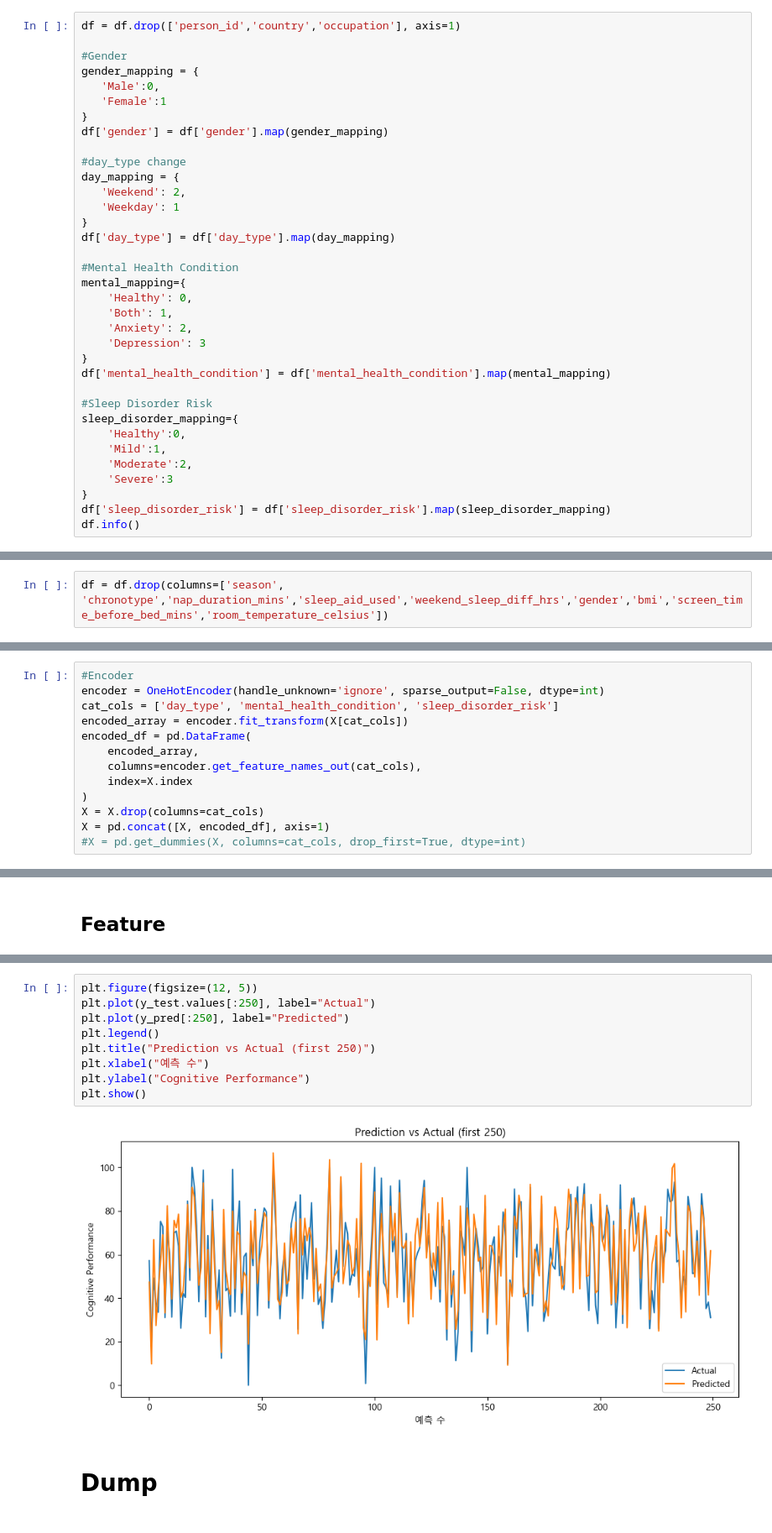
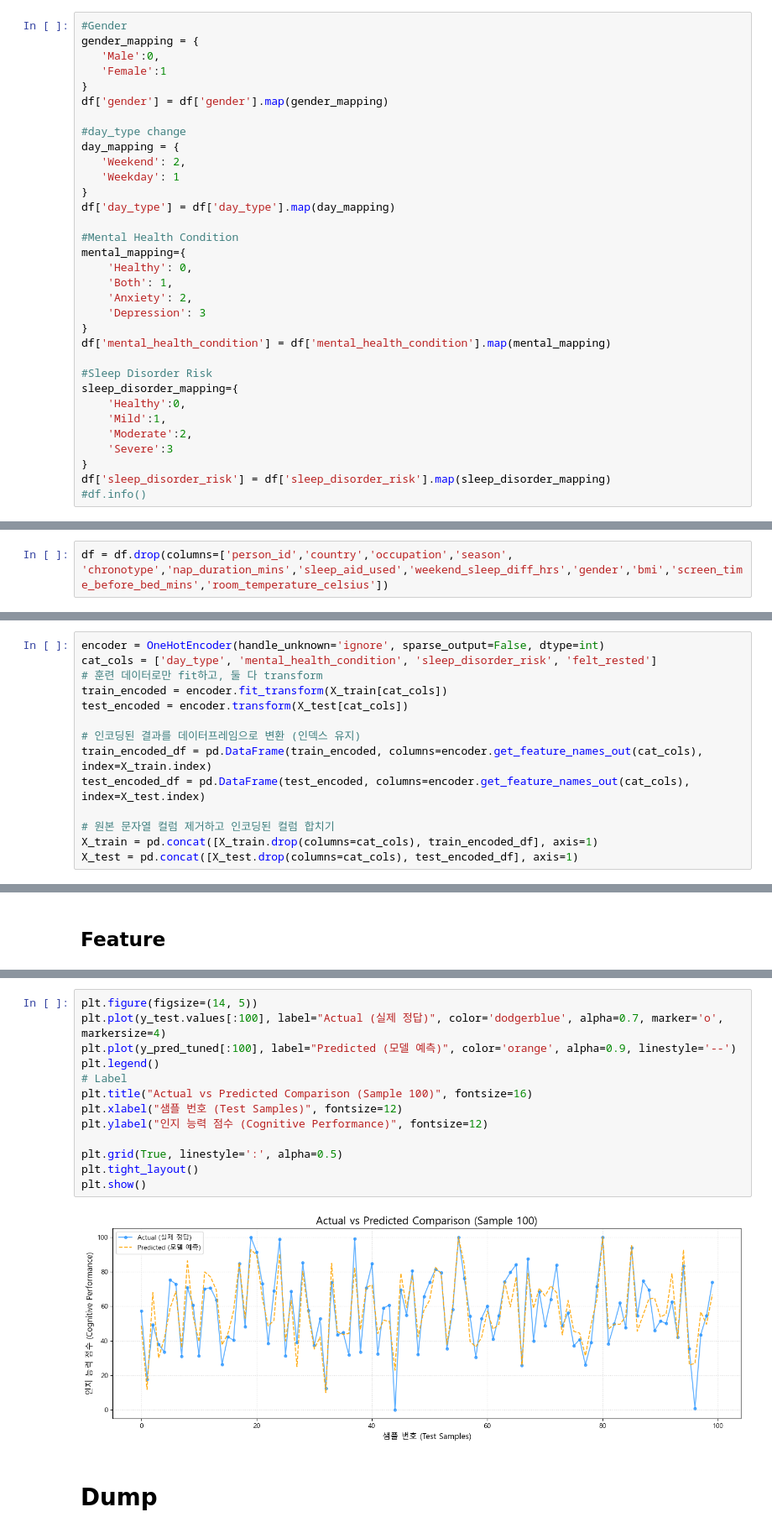
Before and after one commit to Junghokim1031/Week-2-Project-Machine-Learning, a Jupyter notebook: sleepHealth.ipynb, the cells around one changed output, grey strips where cells are left out. Shown at 84% size. Cells and saved outputs as stored; diff of their text form.

```diff
--- a/sleepHealth.ipynb
+++ b/sleepHealth.ipynb
@@ -47,8 +47,6 @@ df.head()
 # %% [markdown]
 ## Data Cleaning
 # %%
-df = df.drop(['person_id','country','occupation'], axis=1)
-
 #Gender
 gender_mapping = {
    'Male':0,
@@ -80,4 +78,4 @@ sleep_disorder_mapping={
     'Severe':3
 }
 df['sleep_disorder_risk'] = df['sleep_disorder_risk'].map(sleep_disorder_mapping)
-df.info()
+#df.info()
@@ -102,7 +82,7 @@ memory usage: 22.1+ MB
 # %% [markdown]
 ## Encoding
 # %%
-df = df.drop(columns=['season', 'chronotype','nap_duration_mins','sleep_aid_used','weekend_sleep_diff_hrs','gender','bmi','screen_time_before_bed_mins','room_temperature_celsius'])
+df = df.drop(columns=['person_id','country','occupation','season', 'chronotype','nap_duration_mins','sleep_aid_used','weekend_sleep_diff_hrs','gender','bmi','screen_time_before_bed_mins','room_temperature_celsius'])
 # %% [markdown]
 ## TEST
 # %%
@@ -294,15 +251,16 @@ y = df_model[target]
 # %% [markdown]
 ## Encoding
 # %%
-#Encoder
 encoder = OneHotEncoder(handle_unknown='ignore', sparse_output=False, dtype=int)
-cat_cols = ['day_type', 'mental_health_condition', 'sleep_disorder_risk']
-encoded_array = encoder.fit_transform(X[cat_cols])
-encoded_df = pd.DataFrame(
-    encoded_array,
-    columns=encoder.get_feature_names_out(cat_cols),
-    index=X.index
-)
-X = X.drop(columns=cat_cols)
-X = pd.concat([X, encoded_df], axis=1)
-#X = pd.get_dummies(X, columns=cat_cols, drop_first=True, dtype=int)
+cat_cols = ['day_type', 'mental_health_condition', 'sleep_disorder_risk', 'felt_rested']
+# 훈련 데이터로만 fit하고, 둘 다 transform
+train_encoded = encoder.fit_transform(X_train[cat_cols])
+test_encoded = encoder.transform(X_test[cat_cols])
+
+# 인코딩된 결과를 데이터프레임으로 변환 (인덱스 유지)
+train_encoded_df = pd.DataFrame(train_encoded, columns=encoder.get_feature_names_out(cat_cols), index=X_train.index)
+test_encoded_df = pd.DataFrame(test_encoded, columns=encoder.get_feature_names_out(cat_cols), index=X_test.index)
+
+# 원본 문자열 컬럼 제거하고 인코딩된 컬럼 합치기
+X_train = pd.concat([X_train.drop(columns=cat_cols), train_encoded_df], axis=1)
+X_test = pd.concat([X_test.drop(columns=cat_cols), test_encoded_df], axis=1)
@@ -559,14 +441,18 @@ Passing `palette` without assigning `hue` is deprecated and will be removed in v
 # %%
-plt.figure(figsize=(12, 5))
-plt.plot(y_test.values[:250], label="Actual")
-plt.plot(y_pred[:250], label="Predicted")
+plt.figure(figsize=(14, 5))
+plt.plot(y_test.values[:100], label="Actual (실제 정답)", color='dodgerblue', alpha=0.7, marker='o', markersize=4)
+plt.plot(y_pred_tuned[:100], label="Predicted (모델 예측)", color='orange', alpha=0.9, linestyle='--')
 plt.legend()
-plt.title("Prediction vs Actual (first 250)")
-plt.xlabel("예측 수")
-plt.ylabel("Cognitive Performance")
+# Label
+plt.title("Actual vs Predicted Comparison (Sample 100)", fontsize=16)
+plt.xlabel("샘플 번호 (Test Samples)", fontsize=12)
+plt.ylabel("인지 능력 점수 (Cognitive Performance)", fontsize=12)
+
+plt.grid(True, linestyle=':', alpha=0.5)
+plt.tight_layout()
 plt.show()
 # %% [output]
-[figure, old version]
+[figure, new version]
 # %% [markdown]
 # Dump
 # %%
```
Also changed, not shown: parts of 21 cells of this notebook, 11 other files.
